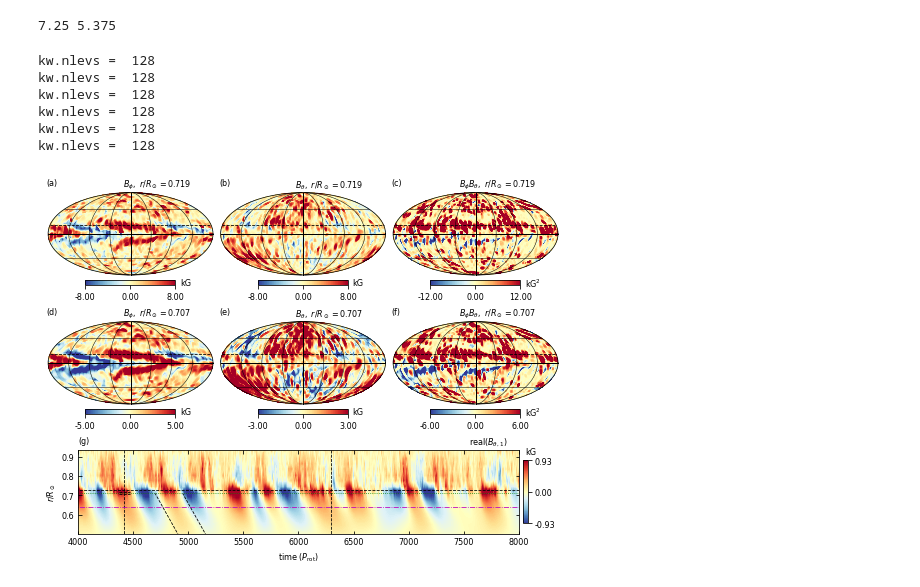
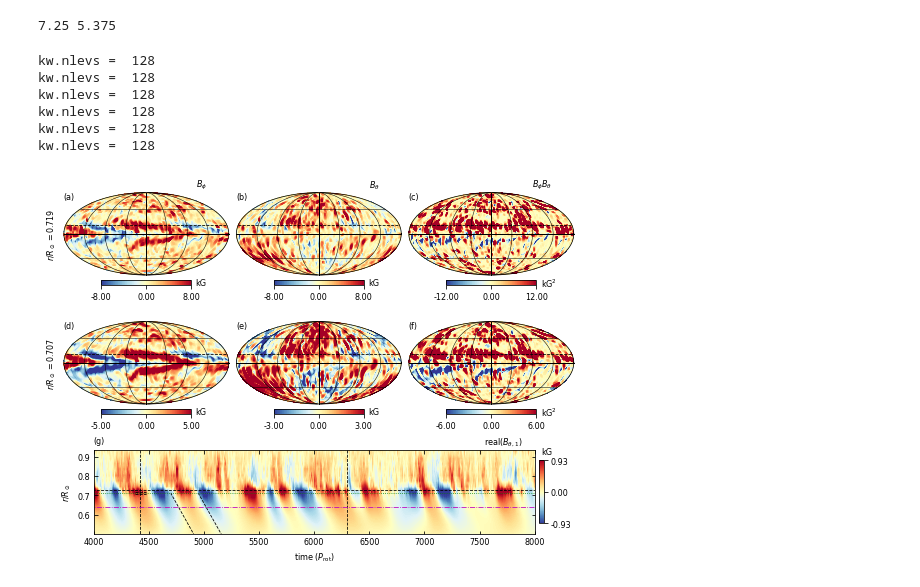
Before and after one commit to illorenzo7/Tacho_Letter_Plots_Part2, a Jupyter notebook: 00_moll_with_timerad.ipynb, the cells around one changed output. Saved outputs shown, nothing was run; the diff lists cells and outputs as text; code cells hidden in the pictures.

Commit message:
almost got new labels right for mollweides

```diff
--- a/00_moll_with_timerad.ipynb
+++ b/00_moll_with_timerad.ipynb
@@ -481,74 +481,94 @@ plt.minorticks_off()
 plt.tick_params(top=True, right=True, direction='in', which='both', labelsize=labelsize)
 
 # put A, B, C labels
+#line_height = 3/16/fig_height_inches
+
+#fig.text(margin_left, 1 - margin_top + line_height, '(a)', ha='left', va='top',\
+#         fontsize=labelsize)
+#fig.text(margin_left + (moll_width+margin_x), 1 - margin_top + line_height, '(b)', ha='left', va='top',\
+#         fontsize=labelsize)
+#fig.text(margin_left + 2*(moll_width+margin_x), 1 - margin_top + line_height, '(c)', ha='left', va='top',\
+#         fontsize=labelsize)
+
+#fig.text(margin_left, 1 - 2*margin_top - moll_height - margin_bottom + line_height, '(d)',\
+#         ha='left', va='top', fontsize=labelsize)
+#fig.text(margin_left + (moll_width+margin_x),\
+#         1 - 2*margin_top - moll_height - margin_bottom + line_height, '(e)',\
+#         ha='left', va='top', fontsize=labelsize)
+#fig.text(margin_left + 2*(moll_width+margin_x),\
+#         1 - 2*margin_top - moll_height - margin_bottom + line_height, '(f)',\
+#         ha='left', va='top', fontsize=labelsize)
+
 line_height = 3/16/fig_height_inches
-fig.text(margin_left, 1 - margin_top + line_height, '(a)', ha='left', va='top',\
-         fontsize=labelsize)
-fig.text(margin_left + (moll_width+margin_x), 1 - margin_top + line_height, '(b)', ha='left', va='top',\
-         fontsize=labelsize)
-fig.text(margin_left + 2*(moll_width+margin_x), 1 - margin_top + line_height, '(c)', ha='left', va='top',\
-         fontsize=labelsize)
 
-fig.text(margin_left, 1 - 2*margin_top - moll_height - margin_bottom + line_height, '(d)',\
-         ha='left', va='top', fontsize=labelsize)
-fig.text(margin_left + (moll_width+margin_x),\
-         1 - 2*margin_top - moll_height - margin_bottom + line_height, '(e)',\
-         ha='left', va='top', fontsize=labelsize)
-fig.text(margin_left + 2*(moll_width+margin_x),\
-         1 - 2*margin_top - moll_height - margin_bottom + line_height, '(f)',\
-         ha='left', va='top', fontsize=labelsize)
+letter_labels = ['(a)', '(b)', '(c)', '(d)', '(e)', '(f)']
+count = 0
+for ax in [ax1, ax2, ax6, ax3, ax4, ax7]:
+    ax.text(-2, 1, letter_labels[count], ha='left', va='top', fontsize=labelsize)
+    count += 1
+
 
 fig.text(tr_margin_left, tr_margin_bottom + tr_height + line_height, '(g)', ha='left', va='top',\
          fontsize=labelsize)
 
 
 # label B_phi and B_theta and product
 buffspace = ' '*10
+#fig.text(margin_left + moll_width, 1 - margin_top + line_height,\
+#         r'$B_\phi,\ r/R_\odot=%.3f$' %(a.radius[ircz]/rsun) + buffspace,\
+#         ha='right', va='top', fontsize=labelsize)
+#fig.text(margin_left + 2*moll_width + margin_x, 1 - margin_top + line_height,\
+#         r'$B_\theta,\ r/R_\odot=%.3f$' %(a.radius[ircz]/rsun) + buffspace,\
+#         ha='right', va='top', fontsize=labelsize)
+#fig.text(margin_left + 3*moll_width + 2*margin_x, 1 - margin_top + line_height,\
+#         r'$B_\phi B_\theta,\ r/R_\odot=%.3f$' %(a.radius[ircz]/rsun) + buffspace,\
+#         ha='right', va='top', fontsize=labelsize)
+
 fig.text(margin_left + moll_width, 1 - margin_top + line_height,\
-         r'$B_\phi,\ r/R_\odot=%.3f$' %(a.radius[ircz]/rsun) + buffspace,\
+         r'$B_\phi$' + buffspace,\
          ha='right', va='top', fontsize=labelsize)
 fig.text(margin_left + 2*moll_width + margin_x, 1 - margin_top + line_height,\
-         r'$B_\theta,\ r/R_\odot=%.3f$' %(a.radius[ircz]/rsun) + buffspace,\
+         r'$B_\theta$' + buffspace,\
          ha='right', va='top', fontsize=labelsize)
 fig.text(margin_left + 3*moll_width + 2*margin_x, 1 - margin_top + line_height,\
-         r'$B_\phi B_\theta,\ r/R_\odot=%.3f$' %(a.radius[ircz]/rsun) + buffspace,\
+         r'$B_\phi B_\theta$' + buffspace,\
          ha='right', va='top', fontsize=labelsize)
 
-fig.text(margin_left + moll_width,\
-         1 - 2*margin_top - moll_height - margin_bottom + line_height,\
-         r'$B_\phi,\ r/R_\odot=%.3f$' %(a.radius[ir]/rsun) + buffspace,\
-         ha='right', va='top', fontsize=labelsize)
-fig.text(margin_left + 2*moll_width + margin_x,\
-         1 - 2*margin_top - moll_height - margin_bottom + line_height,\
-         r'$B_\theta,\ r/R_\odot=%.3f$' %(a.radius[ir]/rsun) + buffspace,\
-         ha='right', va='top', fontsize=labelsize)
-fig.text(margin_left + 3*moll_width + 2*margin_x,\
-         1 - 2*margin_top - moll_height - margin_bottom + line_height,\
-         r'$B_\phi B_\theta,\ r/R_\odot=%.3f$' %(a.radius[ir]/rsun) + buffspace,\
-         ha='right', va='top', fontsize=labelsize)
+#fig.text(margin_left + moll_width,\
+#         1 - 2*margin_top - moll_height - margin_bottom + line_height,\
+#         r'$B_\phi,\ r/R_\odot=%.3f$' %(a.radius[ir]/rsun) + buffspace,\
+#         ha='right', va='top', fontsize=labelsize)
+#fig.text(margin_left + 2*moll_width + margin_x,\
+#         1 - 2*margin_top - moll_height - margin_bottom + line_height,\
+#         r'$B_\theta,\ r/R_\odot=%.3f$' %(a.radius[ir]/rsun) + buffspace,\
+#         ha='right', va='top', fontsize=labelsize)
+#fig.text(margin_left + 3*moll_width + 2*margin_x,\
+#         1 - 2*margin_top - moll_height - margin_bottom + line_height,\
+#         r'$B_\phi B_\theta,\ r/R_\odot=%.3f$' %(a.radius[ir]/rsun) + buffspace,\
+#         ha='right', va='top', fontsize=labelsize)
 
 # label the depths at left
-#fig.text(margin_left - margin_x, 1 - margin_top - 0.5*moll_height,
-#         r'$r/R_\odot=%.3f$' %(a.radius[ircz]/rsun),\
-#         ha='right', va='center', rotation=90, fontsize=1.0*labelsize)
-#fig.text(margin_left - margin_x, 1 - margin_top - 1.5*moll_height - margin_bottom,
-#         r'$r/R_\odot=%.3f$' %(a.radius[ir]/rsun),\
-#         ha='right', va='center', rotation=90, fontsize=1.0*labelsize)
+fig.text(margin_left - margin_x, 1 - margin_top - 0.5*moll_height,
+         r'$r/R_\odot=%.3f$' %(a.radius[ircz]/rsun),\
+         ha='right', va='center', rotation=90, fontsize=1.0*labelsize)
+fig.text(margin_left - margin_x, 1 - 2*margin_top - 1.5*moll_height - margin_bottom,
+         r'$r/R_\odot=%.3f$' %(a.radius[ir]/rsun),\
+         ha='right', va='center', rotation=90, fontsize=1.0*labelsize)
 
 # label the time rad
 fig.text(tr_margin_left + tr_width, tr_margin_bottom + tr_height + line_height,\
          r'${\rm{real}}(B_{\theta,1})$' + 5*' ', ha='right', va='top',\
          fontweight='bold', fontsize=labelsize)
 
 plt.savefig('images/mollB_and_timerad.png', dpi=300)
 # %% [output]
 kw.nlevs =  128
 kw.nlevs =  128
 kw.nlevs =  128
 kw.nlevs =  128
 kw.nlevs =  128
 kw.nlevs =  128
-[figure, old version]
+[figure, new version]
 # %%
 #print("t1 = ", a1.time[0]/time_unit)
 print("t = ", a.time[0]/time_unit)
```
Also changed, not shown: 1 other file.
